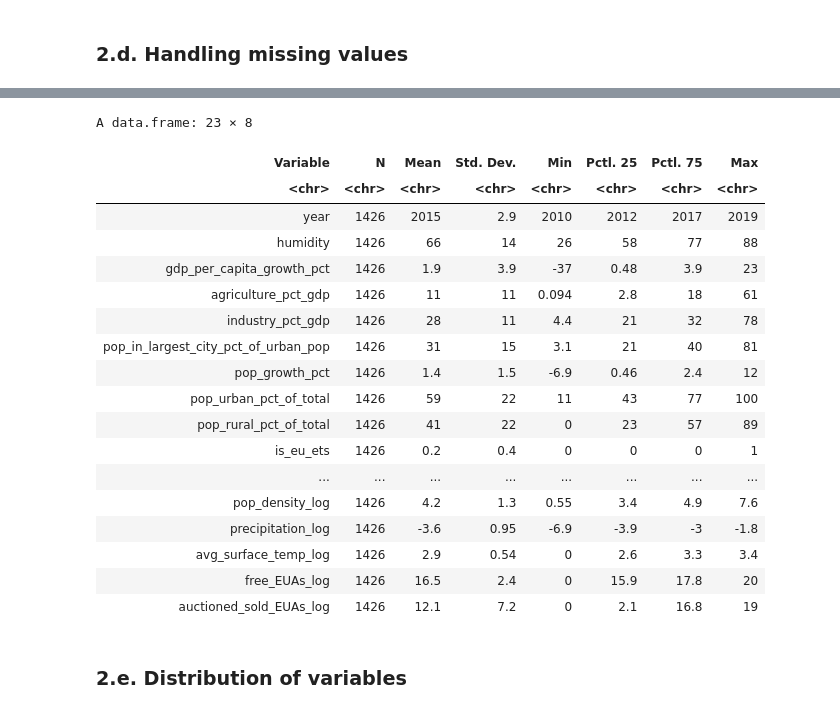
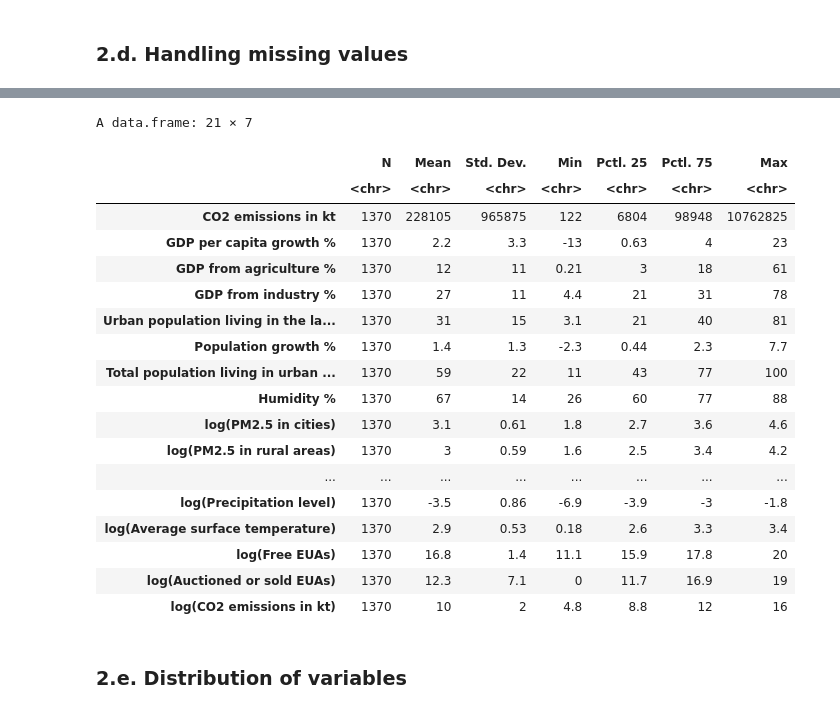
Before and after one commit to huseyinpolat-ds/UW_WNE_DSBA_Master_Thesis_437969, a Jupyter notebook: Thesis_EDA.ipynb, the cells around one changed output, grey strips where cells are left out. Saved outputs shown, nothing was run; the diff lists cells and outputs as text; code cells hidden in the pictures.

```diff
--- a/Thesis_EDA.ipynb
+++ b/Thesis_EDA.ipynb
@@ -220,8 +244,11 @@ weather_joined_mapped <- weather_joined %>%
   mutate(country = if_else(country_code %in% names(country_remap),
                            country_remap[country_code],
                            country))
+
+outlier_countries <- weather_joined_mapped %>% filter(avg_surface_temp < -1) %>% select (country) %>% unique()
+weather_joined_filtered <- weather_joined_mapped %>% filter(!country %in% outlier_countries$country)
 # Sort dataset
-weather_final <- weather_joined_mapped %>% arrange(country, year)
+weather_final <- weather_joined_filtered %>% filter(year >= 1995 & year <= 2019) %>% arrange(country, year)
 # Check dataset
 print(dim(weather_final))
 head(weather_final)
@@ -301,7 +328,7 @@ eu_ets_final <- eu_ets_wide %>%
     auctioned_sold_EUAs = sum(auctioned_sold_EUAs)
   )
 # Sort dataset by country and year
-eu_ets_final <- eu_ets_final %>% arrange(country, year)
+eu_ets_final <- eu_ets_final %>% filter(year <= 2019) %>% arrange(country, year)
 # Check dataset
 print(dim(eu_ets_final))
 head(eu_ets_final)
@@ -500,2 +598,9 @@ A data.frame: 21 × 8
 # %% [markdown]
 ### 2.b. Data cleaning
+# %%
+# 0 precipitation seems like a data quality issue, therefore dropping respective row.
+# Only for 2010, Bahrain. Not mentioned in thesis document since this is not an EU ETS country.
+all_indicators_filtered <- all_indicators %>% filter (precipitation > 0)
+
+# Drop EU ETS country Liechtenstein as the target variable is missing and no need to bother with data imputation
+all_indicators_filtered <- all_indicators_filtered %>% filter(country != "Liechtenstein")
@@ -667,42 +956,46 @@ A tibble: 2 × 2
 # %%
 # Convert bindary variable to numeric
-all_indicators_final <- all_indicators_final %>% mutate(is_eu_ets = if_else(is_eu_ets, 1, 0))
+# all_indicators_final <- all_indicators_final %>% mutate(is_eu_ets = if_else(is_eu_ets, 1, 0))
 # Check summary statistics
-stobj_processed <- st(all_indicators_final, out = "return", digits = 2, opts=list(na.rm = TRUE))
+ST_processed <- st(all_indicators_final %>% filter(year >= 2010) %>% select(-is_eu_ets), out = "return", digits = 2) %>% filter (!Variable %in% c("year"))
 # Correct summary statistics for EU ETS indicators.
 # The generated summary table was inaccurate due to the manual addition of 1 to every entry in the dataset, including those from non-EU ETS countries.
 # As a consequence, zeros appeared post-log transformation for non-EU ETS nations, leading to a thick tail on the left side of the distribution.
-stobj_processed[stobj_processed$Variable == "free_EUAs_log","Mean"] = all_indicators_final %>% filter (is_eu_ets == 1) %>% summarise(mean=round(mean(free_EUAs_log),1))
-stobj_processed[stobj_processed$Variable == "free_EUAs_log","Std. Dev."] = all_indicators_final %>% filter (is_eu_ets == 1) %>% summarise(sd=round(sd(free_EUAs_log),1))
-stobj_processed[stobj_processed$Variable == "free_EUAs_log","Min"] = all_indicators_final %>% filter (is_eu_ets == 1) %>% summarise(min=round(min(free_EUAs_log),1))
-stobj_processed[stobj_processed$Variable == "free_EUAs_log","Pctl. 25"] = all_indicators_final %>% filter (is_eu_ets == 1) %>% summarise(p25=round(quantile(free_EUAs_log,0.25),1))
-stobj_processed[stobj_processed$Variable == "free_EUAs_log","Pctl. 75"] = all_indicators_final %>% filter (is_eu_ets == 1) %>% summarise(p75=round(quantile(free_EUAs_log,0.75),1))
-stobj_processed[stobj_processed$Variable == "auctioned_sold_EUAs_log","Mean"] = all_indicators_final %>% filter (is_eu_ets == 1) %>% summarise(mean=round(mean(auctioned_sold_EUAs_log),1))
-stobj_processed[stobj_processed$Variable == "auctioned_sold_EUAs_log","Std. Dev."] = all_indicators_final %>% filter (is_eu_ets == 1) %>% summarise(sd=round(sd(auctioned_sold_EUAs_log),1))
-stobj_processed[stobj_processed$Variable == "auctioned_sold_EUAs_log","Min"] = all_indicators_final %>% filter (is_eu_ets == 1) %>% summarise(min=round(min(auctioned_sold_EUAs_log),1))
-stobj_processed[stobj_processed$Variable == "auctioned_sold_EUAs_log","Pctl. 25"] = all_indicators_final %>% filter (is_eu_ets == 1) %>% summarise(p25=round(quantile(auctioned_sold_EUAs_log,0.25),1))
-stobj_processed[stobj_processed$Variable == "auctioned_sold_EUAs_log","Pctl. 75"] = all_indicators_final %>% filter (is_eu_ets == 1) %>% summarise(p75=round(quantile(auctioned_sold_EUAs_log,0.75),1))
-stobj_processed
+ST_processed[ST_processed$Variable == "free_EUAs_log","Mean"] = all_indicators_final %>% filter (is_eu_ets %in% c("Active", "Joined Later") & year >= 2010) %>% summarise(mean=round(mean(free_EUAs_log),1))
+ST_processed[ST_processed$Variable == "free_EUAs_log","Std. Dev."] = all_indicators_final %>% filter (is_eu_ets %in% c("Active", "Joined Later") & year >= 2010) %>% summarise(sd=round(sd(free_EUAs_log),1))
+ST_processed[ST_processed$Variable == "free_EUAs_log","Min"] = all_indicators_final %>% filter (is_eu_ets %in% c("Active", "Joined Later") & year >= 2010) %>% summarise(min=round(min(free_EUAs_log),1))
+ST_processed[ST_processed$Variable == "free_EUAs_log","Pctl. 25"] = all_indicators_final %>% filter (is_eu_ets %in% c("Active", "Joined Later") & year >= 2010) %>% summarise(p25=round(quantile(free_EUAs_log,0.25),1))
+ST_processed[ST_processed$Variable == "free_EUAs_log","Pctl. 75"] = all_indicators_final %>% filter (is_eu_ets %in% c("Active", "Joined Later") & year >= 2010) %>% summarise(p75=round(quantile(free_EUAs_log,0.75),1))
+ST_processed[ST_processed$Variable == "auctioned_sold_EUAs_log","Mean"] = all_indicators_final %>% filter (is_eu_ets %in% c("Active", "Joined Later") & year >= 2010) %>% summarise(mean=round(mean(auctioned_sold_EUAs_log),1))
+ST_processed[ST_processed$Variable == "auctioned_sold_EUAs_log","Std. Dev."] = all_indicators_final %>% filter (is_eu_ets %in% c("Active", "Joined Later") & year >= 2010) %>% summarise(sd=round(sd(auctioned_sold_EUAs_log),1))
+ST_processed[ST_processed$Variable == "auctioned_sold_EUAs_log","Min"] = all_indicators_final %>% filter (is_eu_ets %in% c("Active", "Joined Later") & year >= 2010) %>% summarise(min=round(min(auctioned_sold_EUAs_log),1))
+ST_processed[ST_processed$Variable == "auctioned_sold_EUAs_log","Pctl. 25"] = all_indicators_final %>% filter (is_eu_ets %in% c("Active", "Joined Later") & year >= 2010) %>% summarise(p25=round(quantile(auctioned_sold_EUAs_log,0.25),1))
+ST_processed[ST_processed$Variable == "auctioned_sold_EUAs_log","Pctl. 75"] = all_indicators_final %>% filter (is_eu_ets %in% c("Active", "Joined Later") & year >= 2010) %>% summarise(p75=round(quantile(auctioned_sold_EUAs_log,0.75),1))
+
+rownames(ST_processed) <- unname(unlist(column_mapping[match(ST_processed$Variable, names(column_mapping))]))
+ST_processed$Variable <- NULL
+ST_processed
+write.csv(ST_processed, "Data/EDA/Processed_summary.csv", row.names = TRUE)
 # %% [output]
-A data.frame: 23 × 8
+A data.frame: 21 × 7
-| Variable | N | Mean | Std. Dev. | Min | Pctl. 25 | Pctl. 75 | Max |
-| <chr> | <chr> | <chr> | <chr> | <chr> | <chr> | <chr> | <chr> |
-| year | 1426 | 2015 | 2.9 | 2010 | 2012 | 2017 | 2019 |
-| humidity | 1426 | 66 | 14 | 26 | 58 | 77 | 88 |
-| gdp_per_capita_growth_pct | 1426 | 1.9 | 3.9 | -37 | 0.48 | 3.9 | 23 |
-| agriculture_pct_gdp | 1426 | 11 | 11 | 0.094 | 2.8 | 18 | 61 |
-| industry_pct_gdp | 1426 | 28 | 11 | 4.4 | 21 | 32 | 78 |
-| pop_in_largest_city_pct_of_urban_pop | 1426 | 31 | 15 | 3.1 | 21 | 40 | 81 |
-| pop_growth_pct | 1426 | 1.4 | 1.5 | -6.9 | 0.46 | 2.4 | 12 |
-| pop_urban_pct_of_total | 1426 | 59 | 22 | 11 | 43 | 77 | 100 |
-| pop_rural_pct_of_total | 1426 | 41 | 22 | 0 | 23 | 57 | 89 |
-| is_eu_ets | 1426 | 0.2 | 0.4 | 0 | 0 | 0 | 1 |
+|  | N | Mean | Std. Dev. | Min | Pctl. 25 | Pctl. 75 | Max |
+|  | <chr> | <chr> | <chr> | <chr> | <chr> | <chr> | <chr> |
+| CO2 emissions in kt | 1370 | 228105 | 965875 | 122 | 6804 | 98948 | 10762825 |
+| GDP per capita growth % | 1370 | 2.2 | 3.3 | -13 | 0.63 | 4 | 23 |
+| GDP from agriculture % | 1370 | 12 | 11 | 0.21 | 3 | 18 | 61 |
+| GDP from industry % | 1370 | 27 | 11 | 4.4 | 21 | 31 | 78 |
+| Urban population living in the la... | 1370 | 31 | 15 | 3.1 | 21 | 40 | 81 |
+| Population growth % | 1370 | 1.4 | 1.3 | -2.3 | 0.44 | 2.3 | 7.7 |
+| Total population living in urban ... | 1370 | 59 | 22 | 11 | 43 | 77 | 100 |
+| Humidity % | 1370 | 67 | 14 | 26 | 60 | 77 | 88 |
+| log(PM2.5 in cities) | 1370 | 3.1 | 0.61 | 1.8 | 2.7 | 3.6 | 4.6 |
+| log(PM2.5 in rural areas) | 1370 | 3 | 0.59 | 1.6 | 2.5 | 3.4 | 4.2 |
 | ... | ... | ... | ... | ... | ... | ... | ... |
-| pop_density_log | 1426 | 4.2 | 1.3 | 0.55 | 3.4 | 4.9 | 7.6 |
-| precipitation_log | 1426 | -3.6 | 0.95 | -6.9 | -3.9 | -3 | -1.8 |
-| avg_surface_temp_log | 1426 | 2.9 | 0.54 | 0 | 2.6 | 3.3 | 3.4 |
-| free_EUAs_log | 1426 | 16.5 | 2.4 | 0 | 15.9 | 17.8 | 20 |
-| auctioned_sold_EUAs_log | 1426 | 12.1 | 7.2 | 0 | 2.1 | 16.8 | 19 |
+| log(Precipitation level) | 1370 | -3.5 | 0.86 | -6.9 | -3.9 | -3 | -1.8 |
+| log(Average surface temperature) | 1370 | 2.9 | 0.53 | 0.18 | 2.6 | 3.3 | 3.4 |
+| log(Free EUAs) | 1370 | 16.8 | 1.4 | 11.1 | 15.9 | 17.8 | 20 |
+| log(Auctioned or sold EUAs) | 1370 | 12.3 | 7.1 | 0 | 11.7 | 16.9 | 19 |
+| log(CO2 emissions in kt) | 1370 | 10 | 2 | 4.8 | 8.8 | 12 | 16 |
 # %% [markdown]
 ### 2.e. Distribution of variables
 # %%
```
Also changed, not shown: parts of 60 cells of this notebook.
